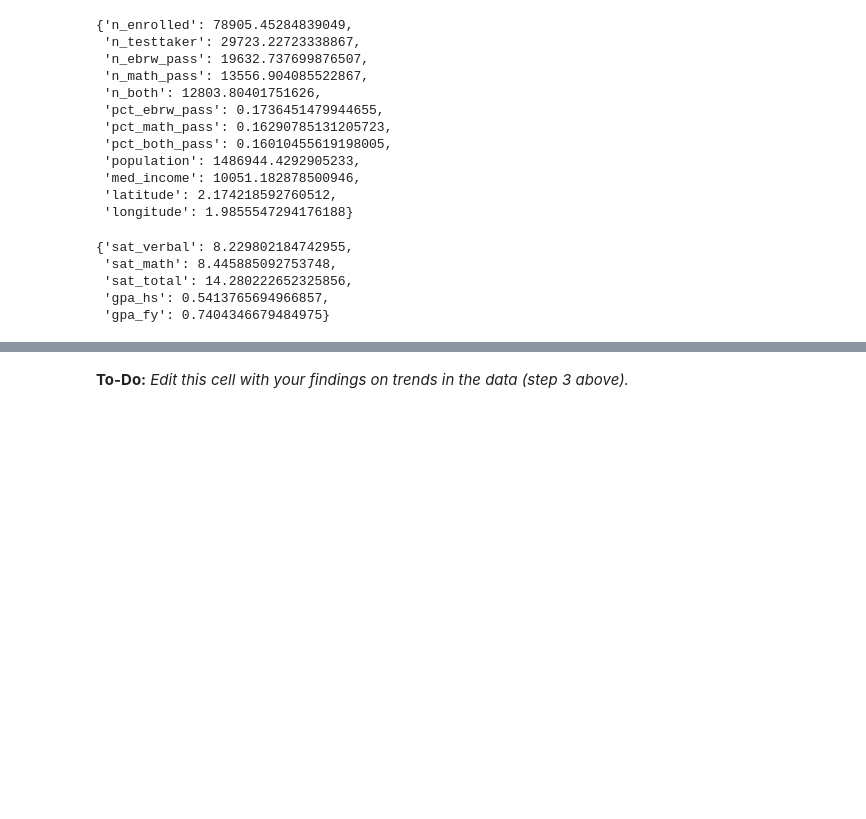
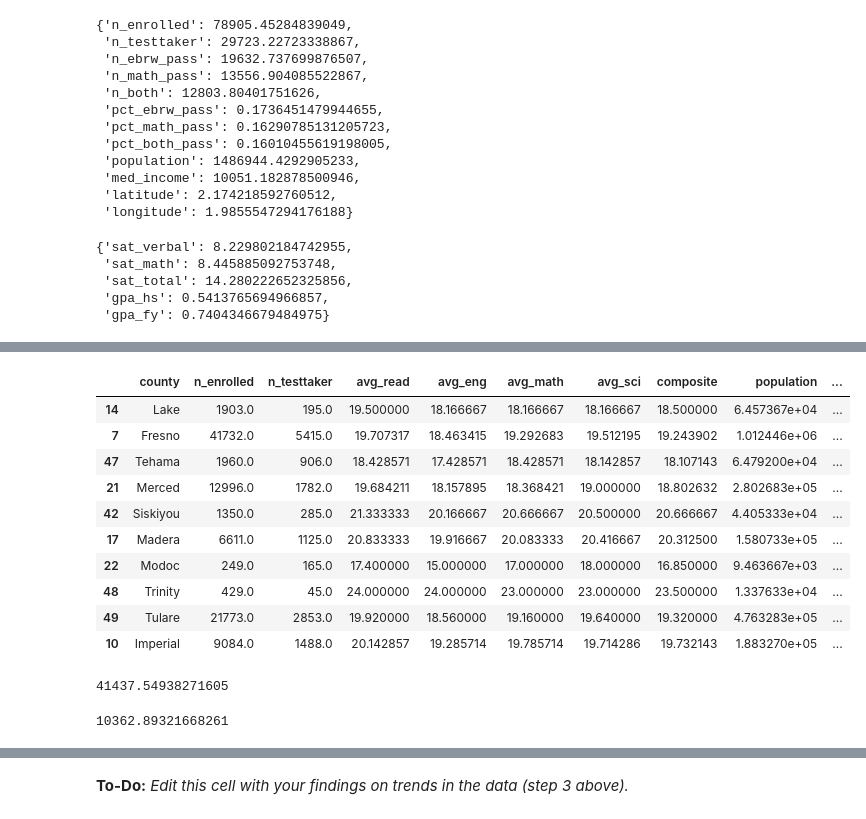
Before and after one commit to farahmalik11/project-1, a Jupyter notebook: code/starter-code.ipynb, the cells around one changed output, grey strips where cells are left out. Cells and saved outputs as stored; diff of their text form; code cells hidden in the pictures; blank space fills up the shorter version.

```diff
--- a/code/starter-code.ipynb
+++ b/code/starter-code.ipynb
@@ -1464,0 +1489,14 @@ sd_ets
+# %%
+act_agg_cnty2.sort_values(['med_income'], ascending=False).tail(10)
+# %% [output]
+|  | county | n_enrolled | n_testtaker | avg_read | avg_eng | avg_math | avg_sci | composite | population | ... |
+| 14 | Lake | 1903.0 | 195.0 | 19.500000 | 18.166667 | 18.166667 | 18.166667 | 18.500000 | 6.457367e+04 | ... |
+| 7 | Fresno | 41732.0 | 5415.0 | 19.707317 | 18.463415 | 19.292683 | 19.512195 | 19.243902 | 1.012446e+06 | ... |
+| 47 | Tehama | 1960.0 | 906.0 | 18.428571 | 17.428571 | 18.428571 | 18.142857 | 18.107143 | 6.479200e+04 | ... |
+| 21 | Merced | 12996.0 | 1782.0 | 19.684211 | 18.157895 | 18.368421 | 19.000000 | 18.802632 | 2.802683e+05 | ... |
+| 42 | Siskiyou | 1350.0 | 285.0 | 21.333333 | 20.166667 | 20.666667 | 20.500000 | 20.666667 | 4.405333e+04 | ... |
+| 17 | Madera | 6611.0 | 1125.0 | 20.833333 | 19.916667 | 20.083333 | 20.416667 | 20.312500 | 1.580733e+05 | ... |
+| 22 | Modoc | 249.0 | 165.0 | 17.400000 | 15.000000 | 17.000000 | 18.000000 | 16.850000 | 9.463667e+03 | ... |
+| 48 | Trinity | 429.0 | 45.0 | 24.000000 | 24.000000 | 23.000000 | 23.000000 | 23.500000 | 1.337633e+04 | ... |
+| 49 | Tulare | 21773.0 | 2853.0 | 19.920000 | 18.560000 | 19.160000 | 19.640000 | 19.320000 | 4.763283e+05 | ... |
+| 10 | Imperial | 9084.0 | 1488.0 | 20.142857 | 19.285714 | 19.785714 | 19.714286 | 19.732143 | 1.883270e+05 | ... |
@@ -1464,0 +1506,8 @@ sd_ets
+# %%
+xbar
+# %% [output]
+41437.54938271605
+# %%
+s
+# %% [output]
+10362.89321668261
```
Also changed, not shown: parts of 17 cells of this notebook.
